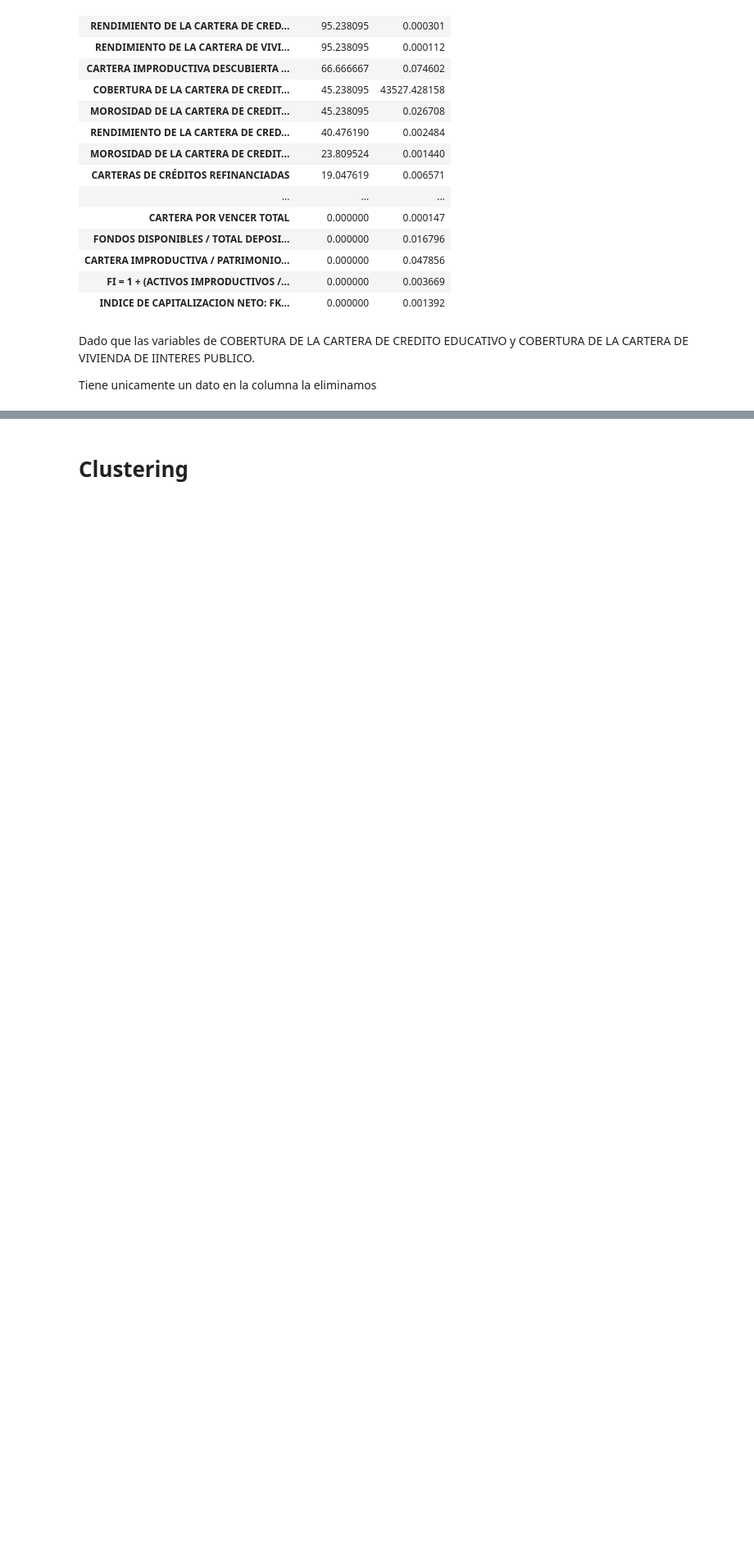
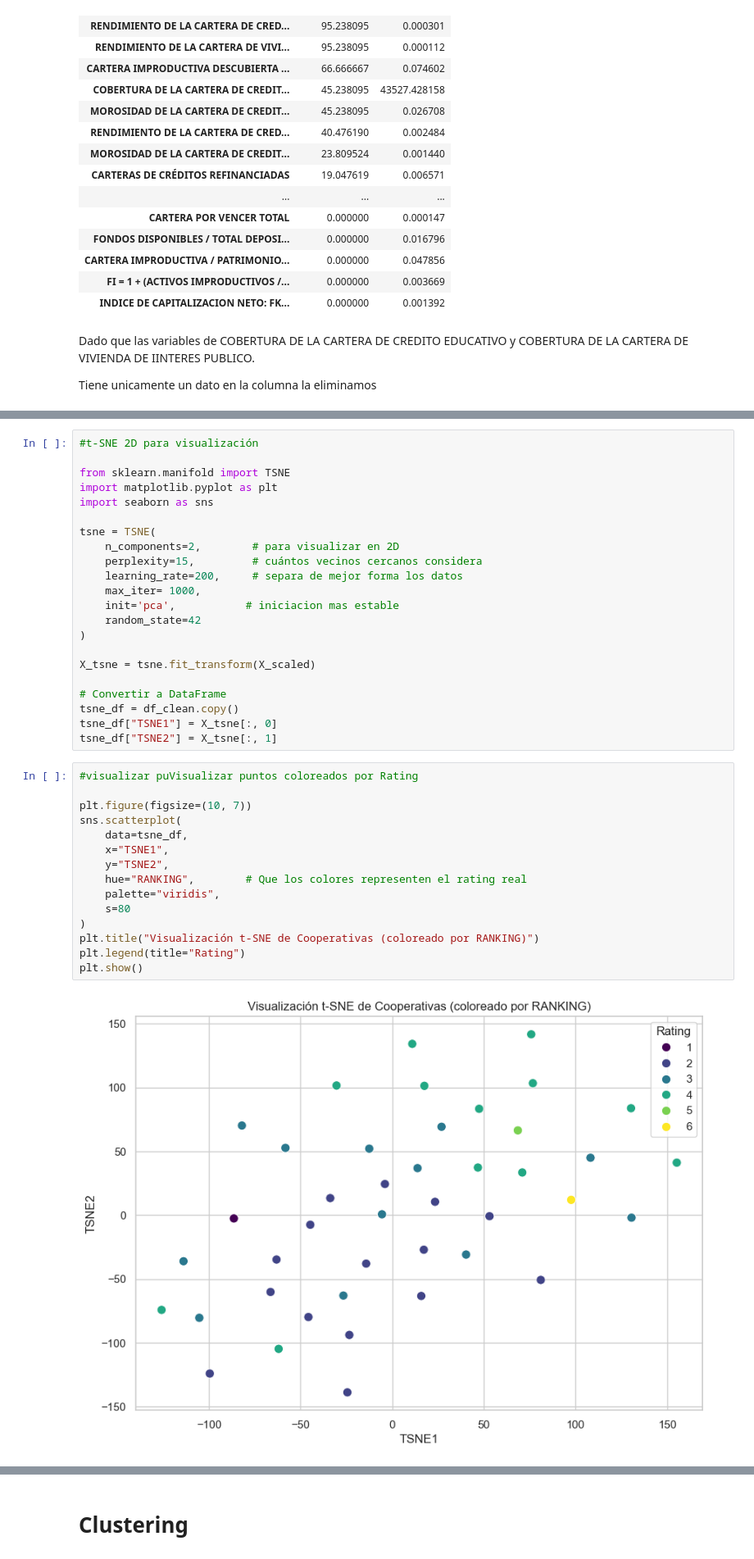
Before and after one commit to tonyfajardo1/ml-cooperativas-segmento1, a Jupyter notebook: notebooks/01_eda_y_clustering_extended.ipynb, the cells around one changed output, grey strips where cells are left out. Shown at 82% size. Saved outputs shown, nothing was run; the diff lists cells and outputs as text; blank space fills up the shorter version.

```diff
--- a/notebooks/01_eda_y_clustering_extended.ipynb
+++ b/notebooks/01_eda_y_clustering_extended.ipynb
@@ -360,0 +599,39 @@ TSNE
+# %%
+#t-SNE 2D para visualización
+
+from sklearn.manifold import TSNE
+import matplotlib.pyplot as plt
+import seaborn as sns
+
+tsne = TSNE(
+    n_components=2,        # para visualizar en 2D
+    perplexity=15,         # cuántos vecinos cercanos considera
+    learning_rate=200,     # separa de mejor forma los datos
+    max_iter= 1000,
+    init='pca',           # iniciacion mas estable
+    random_state=42
+)
+
+X_tsne = tsne.fit_transform(X_scaled)
+
+# Convertir a DataFrame
+tsne_df = df_clean.copy()
+tsne_df["TSNE1"] = X_tsne[:, 0]
+tsne_df["TSNE2"] = X_tsne[:, 1]
+# %%
+#visualizar puVisualizar puntos coloreados por Rating
+
+plt.figure(figsize=(10, 7))
+sns.scatterplot(
+    data=tsne_df,
+    x="TSNE1",
+    y="TSNE2",
+    hue="RANKING",        # Que los colores representen el rating real
+    palette="viridis",
+    s=80
+)
+plt.title("Visualización t-SNE de Cooperativas (coloreado por RANKING)")
+plt.legend(title="Rating")
+plt.show()
+# %% [output]
+[figure, added]
```
Also changed, not shown: parts of 28 cells of this notebook.
